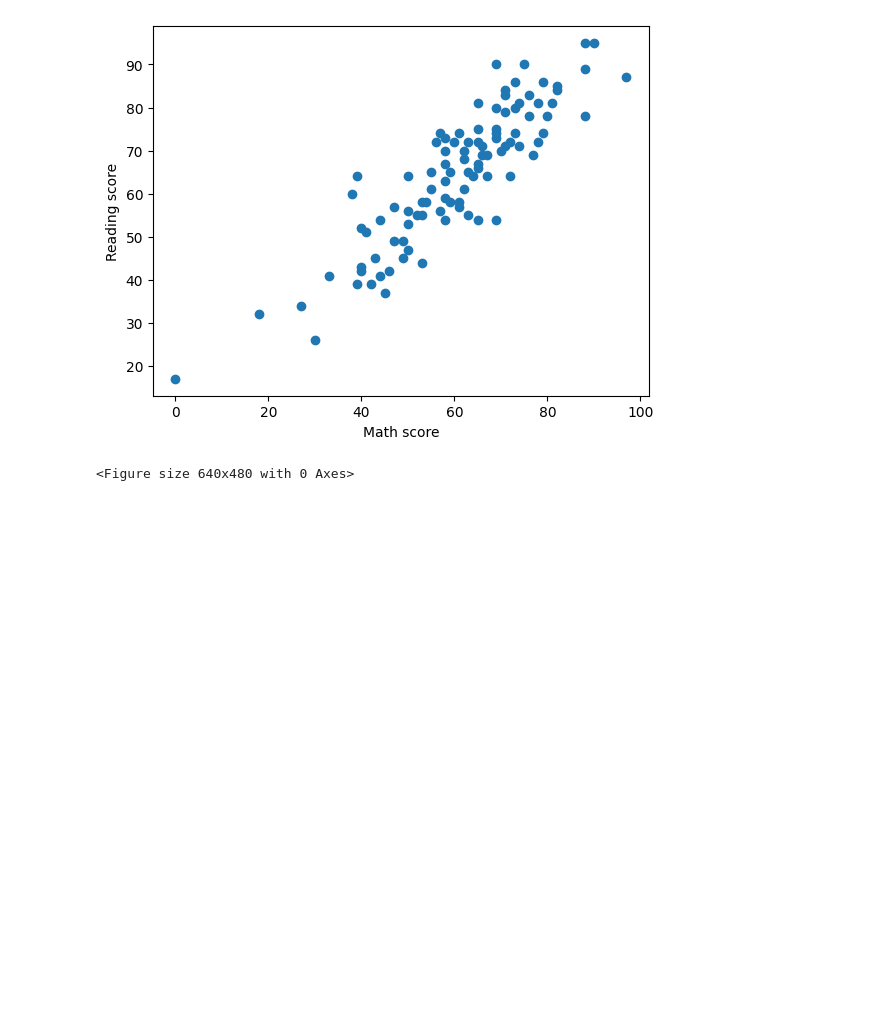
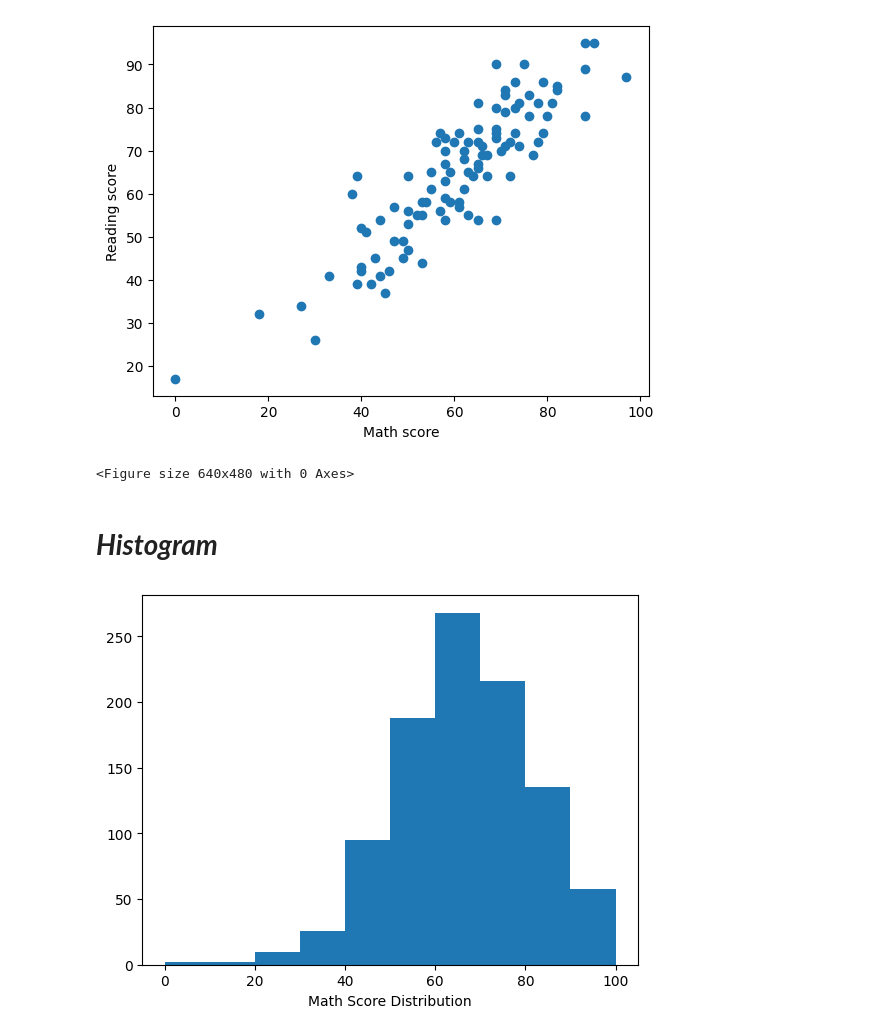
Before and after one commit to Nakib-Nasrullah/Research-Skill, a Jupyter notebook: 6_Matplotlib_and_Seaborn.ipynb, the cells around one changed output. Drawn from its saved outputs; the diff is of its cells as text; code cells hidden in the pictures; blank space fills up the shorter version.

```diff
--- a/6_Matplotlib_and_Seaborn.ipynb
+++ b/6_Matplotlib_and_Seaborn.ipynb
@@ -210,3 +210,12 @@ plt.savefig("/content/drive/MyDrive/Datasets/test1.jpg",dpi =300, bbox_inches='t
 # %% [output]
 [figure]
 <Figure size 640x480 with 0 Axes>
+# %% [markdown]
+# ***Histogram***
+# %%
+# Math score distribution
+plt.hist(students['math score'])
+plt.xlabel('Math Score Distribution')
+plt.show()
+# %% [output]
+[figure, added]
```
